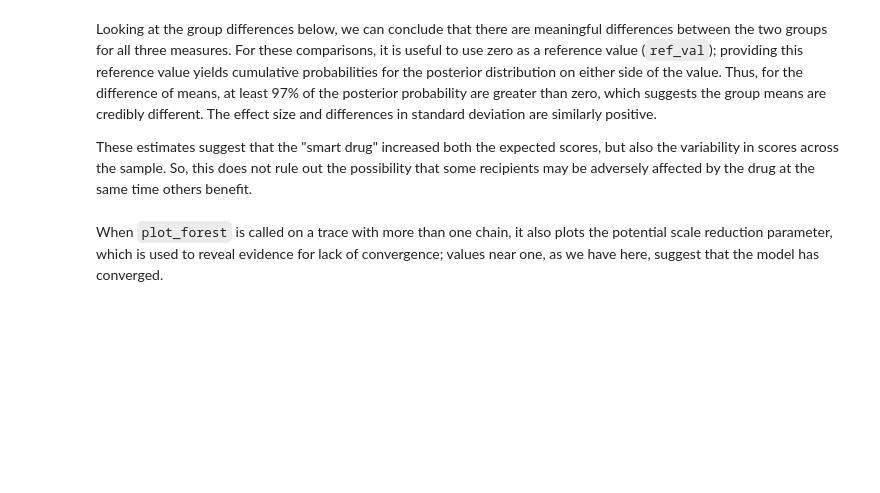
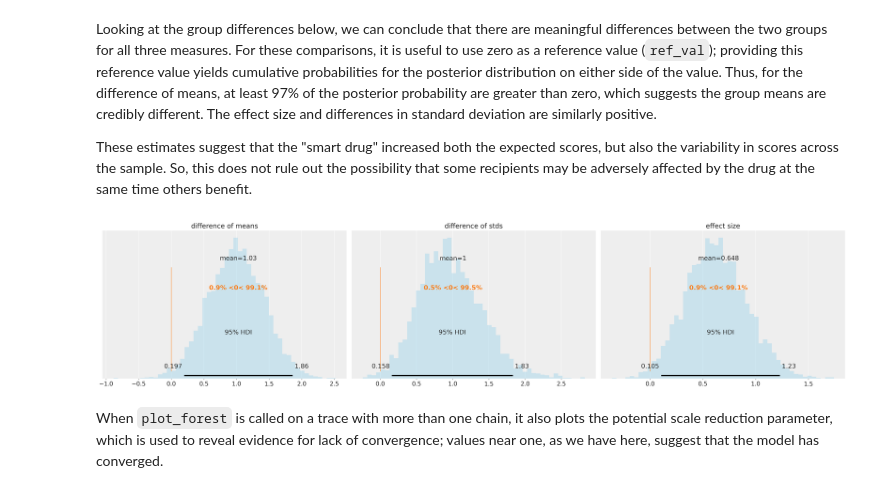
Before and after one commit to hyosubkim/bayes-toolbox, a Jupyter notebook: notebooks/BEST.ipynb, the cells around one changed output. Drawn from its saved outputs; the diff is of its cells as text; code cells hidden in the pictures; blank space fills up the shorter version.

```diff
--- a/notebooks/BEST.ipynb
+++ b/notebooks/BEST.ipynb
@@ -136,11 +186,16 @@ Looking at the group differences below, we can conclude that there are meaningfu
 These estimates suggest that the "smart drug" increased both the expected scores, but also the variability in scores across the sample. So, this does not rule out the possibility that some recipients may be adversely affected by the drug at the same time others benefit.
 # %%
 az.plot_posterior(
-    idata,
+    idata_bst,
     var_names=["difference of means", "difference of stds", "effect size"],
     ref_val=0,
     color="#87ceeb",
+    kind="hist",
+    round_to=3,
+    bins=50
 );
+# %% [output]
+[figure, added]
 # %% [markdown]
 When `plot_forest` is called on a trace with more than one chain, it also plots the potential scale reduction parameter, which is used to reveal evidence for lack of convergence; values near one, as we have here, suggest that the model has converged.
 # %%
```
Also changed, not shown: parts of 26 cells of this notebook, 24 other files.
